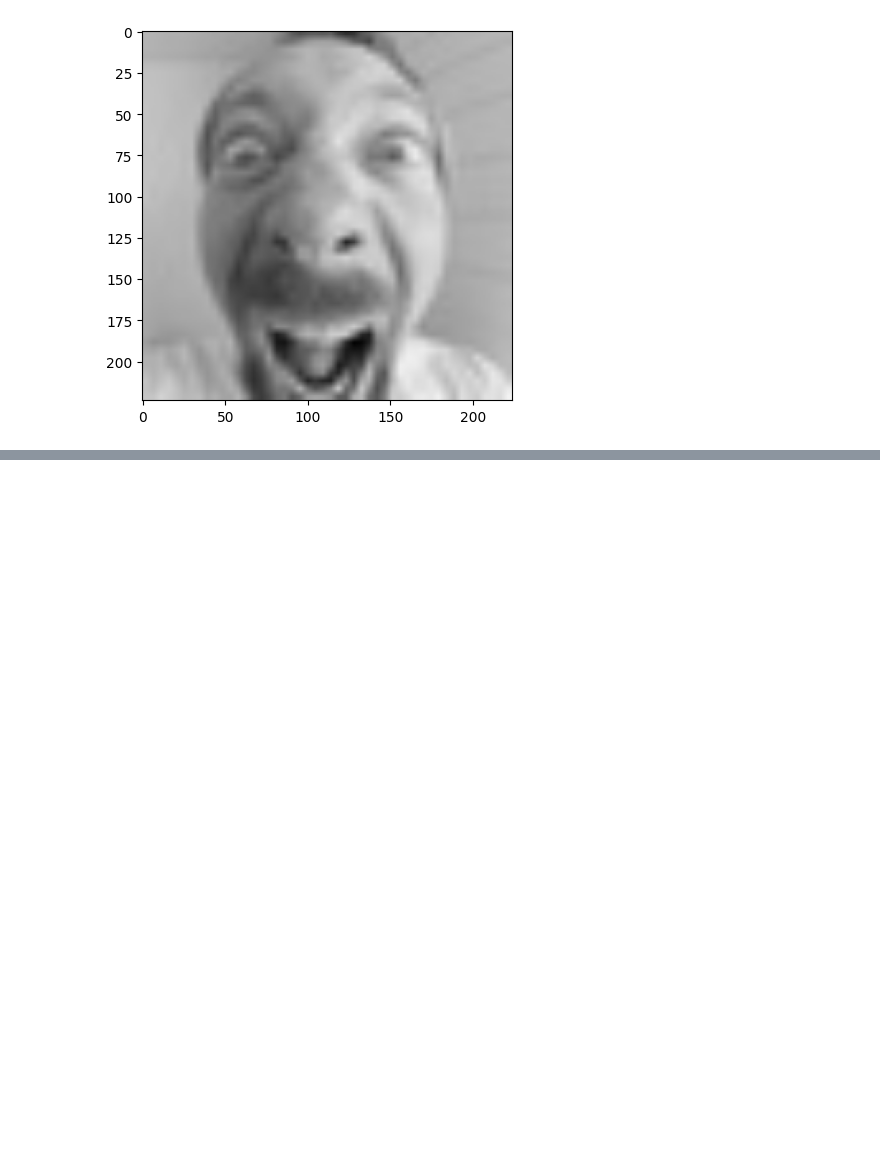
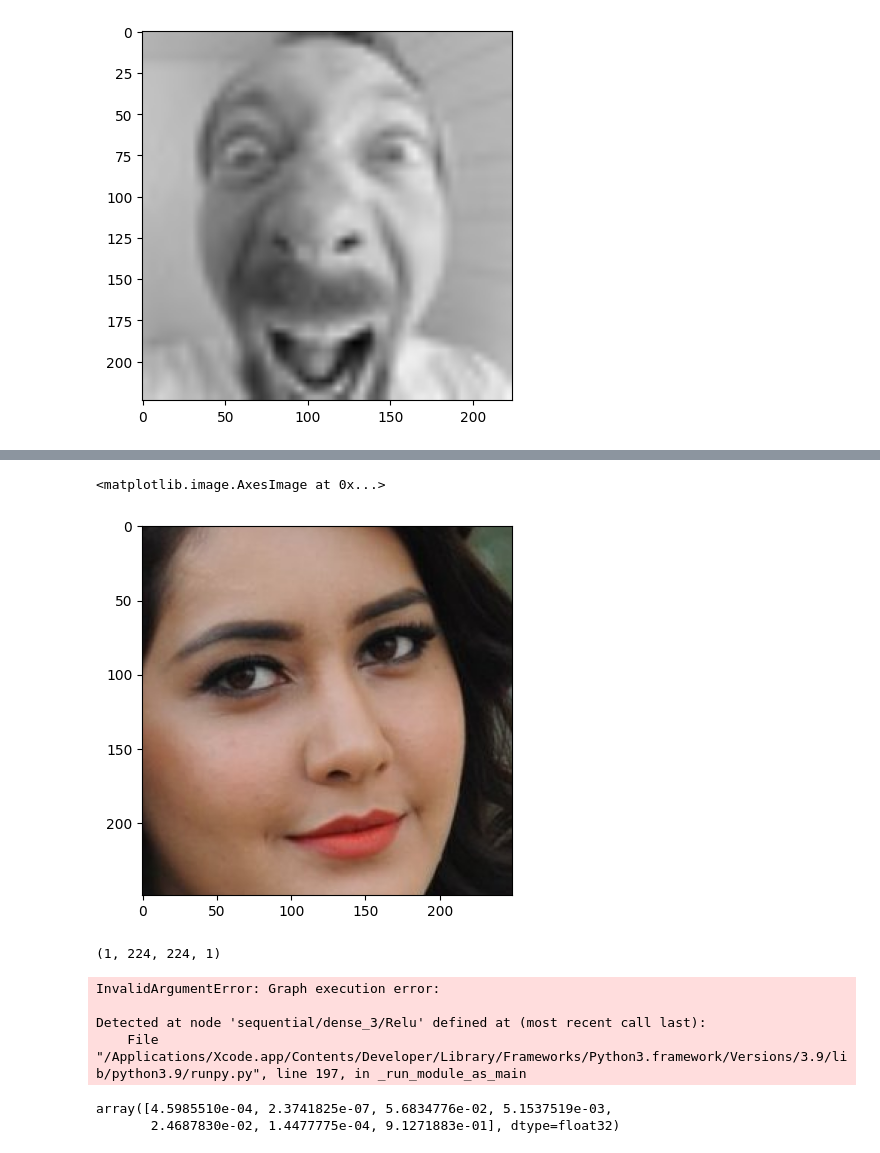
Before and after one commit to manavkdubey/face-emotion-recognition, a Jupyter notebook: face-emotion.ipynb, the cells around one changed output, grey strips where cells are left out. Saved outputs shown, nothing was run; the diff lists cells and outputs as text; code cells hidden in the pictures; blank space fills up the shorter version.

Commit message:
feat: finsh model generation and add webcam using pre-trained model and formed model

```diff
--- a/face-emotion.ipynb
+++ b/face-emotion.ipynb
@@ -39,0 +129,15 @@ new_array.shape
+# %%
+faceCascade = cv2.CascadeClassifier (cv2.data.haarcascades + 'haarcascade_frontalface_default.xml')
+# %%
+gray = cv2.cvtColor (frame, cv2.COLOR_BGR2GRAY)
+# %%
+faces = faceCascade.detectMultiScale(gray, 1.1,4)
+for x,y,w,h in faces:
+    roi_gray = gray[y: y+h, x:x+w]
+    roi_color = frame[y:y+h, x:x+w]
+    cv2.rectangle(frame, (x, y), (x+w, y+h), (255, 0, 0), 2)
+    facess = faceCascade.detectMultiScale(roi_gray)
+    if len(facess) == 0:
+        print ("Face not detected")
+    for (ex, ey, ew, eh) in facess:
+        face_roi = roi_color[ey: ey+eh, ex:ex + ew]
@@ -39,0 +149,25 @@ new_array.shape
+# %%
+plt.imshow(cv2.cvtColor(face_roi, cv2. COLOR_BGR2RGB))
+# %% [output]
+<matplotlib.image.AxesImage at 0x...>
+[figure, added]
+# %%
+final_image = cv2.resize(roi_gray, (224, 224))  # Resize to (224, 224)
+final_image = np.expand_dims(final_image, axis=0)  # Add batch dimension
+final_image = np.expand_dims(final_image, axis=-1)  # Add a single channel (grayscale)
+final_image = final_image / 255.0
+final_image.shape
+# %% [output]
+(1, 224, 224, 1)
+# %%
+Predictions =new_model. predict (final_image)
+# %% [output]
+InvalidArgumentError: Graph execution error:
+
+Detected at node 'sequential/dense_3/Relu' defined at (most recent call last):
+    File "/Applications/Xcode.app/Contents/Developer/Library/Frameworks/Python3.framework/Versions/3.9/lib/python3.9/runpy.py", line 197, in _run_module_as_main
+# %%
+Predictions[0]
+# %% [output]
+array([4.5985510e-04, 2.3741825e-07, 5.6834776e-02, 5.1537519e-03,
+       2.4687830e-02, 1.4477775e-04, 9.1271883e-01], dtype=float32)
```
Also changed, not shown: parts of 20 cells of this notebook.
